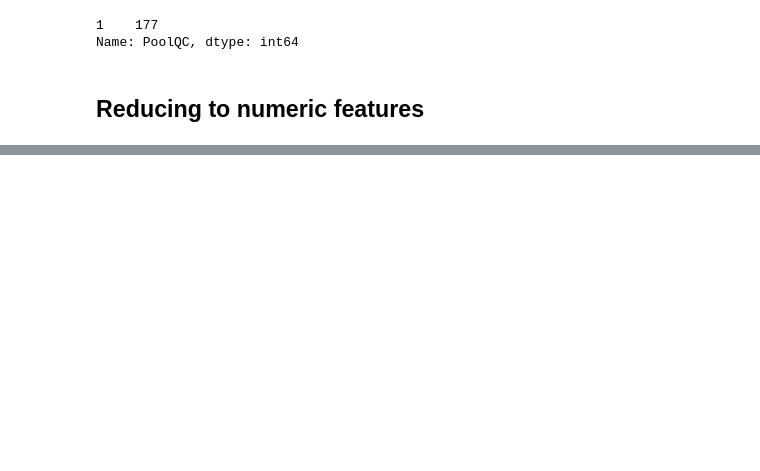
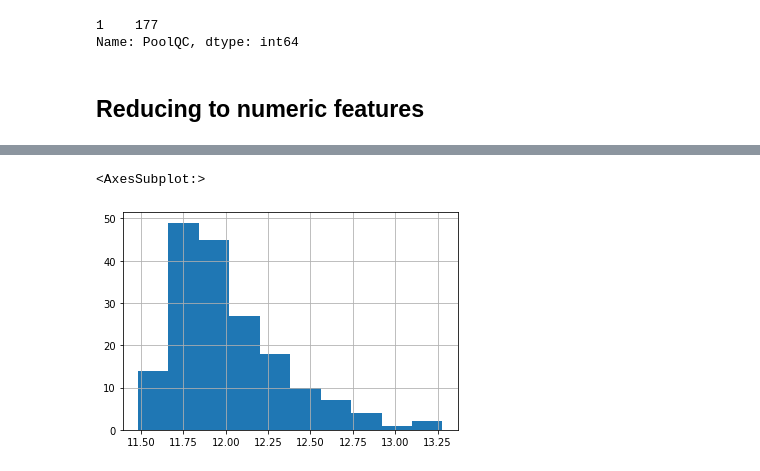
Before and after one commit to DarishSakeesing/housing-price-prediction, a Jupyter notebook: DouglasPizac/AirBnb_descriptive.ipynb, the cells around one changed output, grey strips where cells are left out. Cells and saved outputs as stored; diff of their text form; code cells hidden in the pictures; blank space fills up the shorter version.

```diff
--- a/DouglasPizac/AirBnb_descriptive.ipynb
+++ b/DouglasPizac/AirBnb_descriptive.ipynb
@@ -266,0 +242,7 @@ dummy
+# %%
+Y = np.log(dummy['SalePrice'])
+X = dummy.drop('SalePrice',axis = 1)
+Y.hist()
+# %% [output]
+<AxesSubplot:>
+[figure, added]
```
Also changed, not shown: parts of 28 cells of this notebook.
